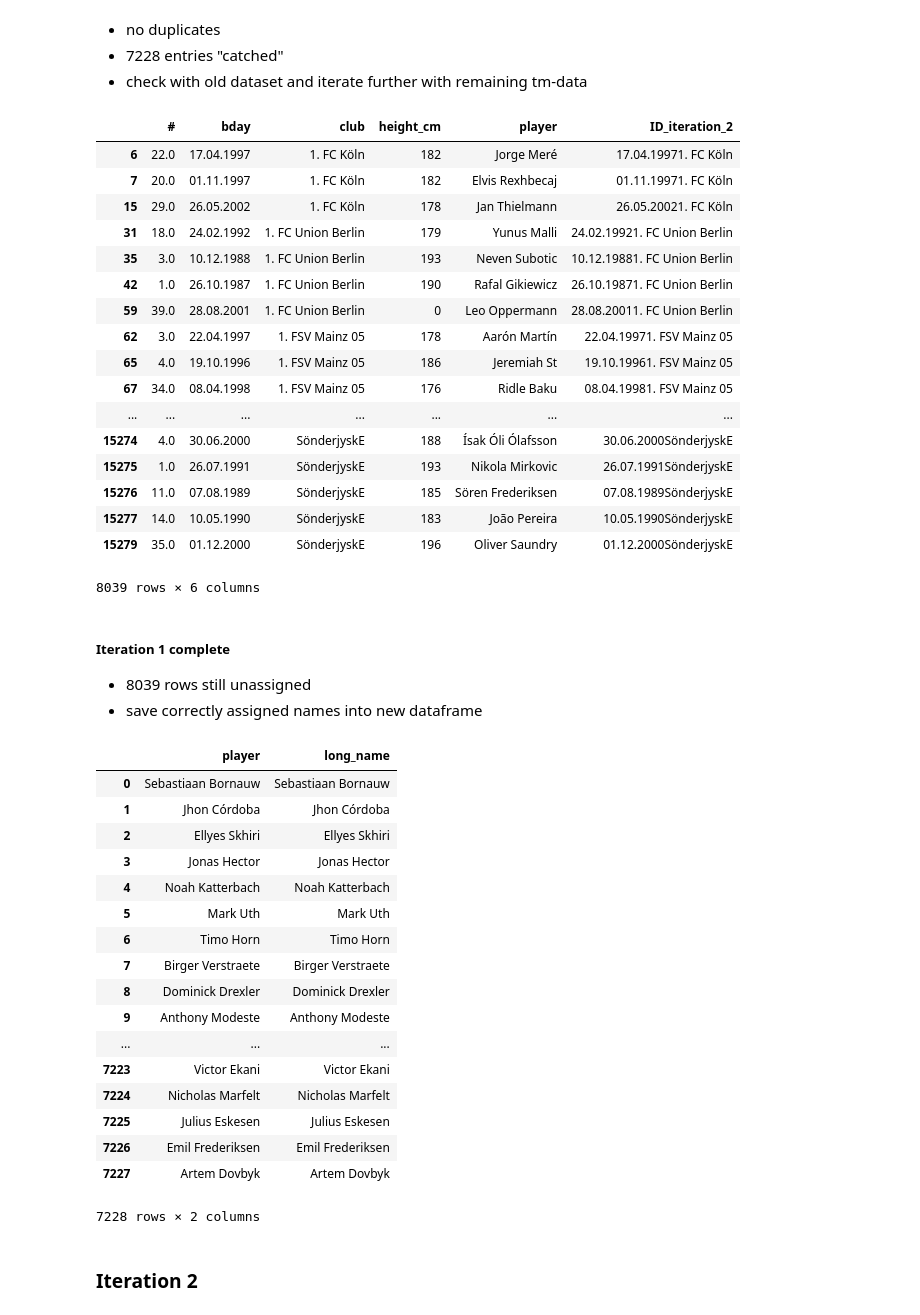
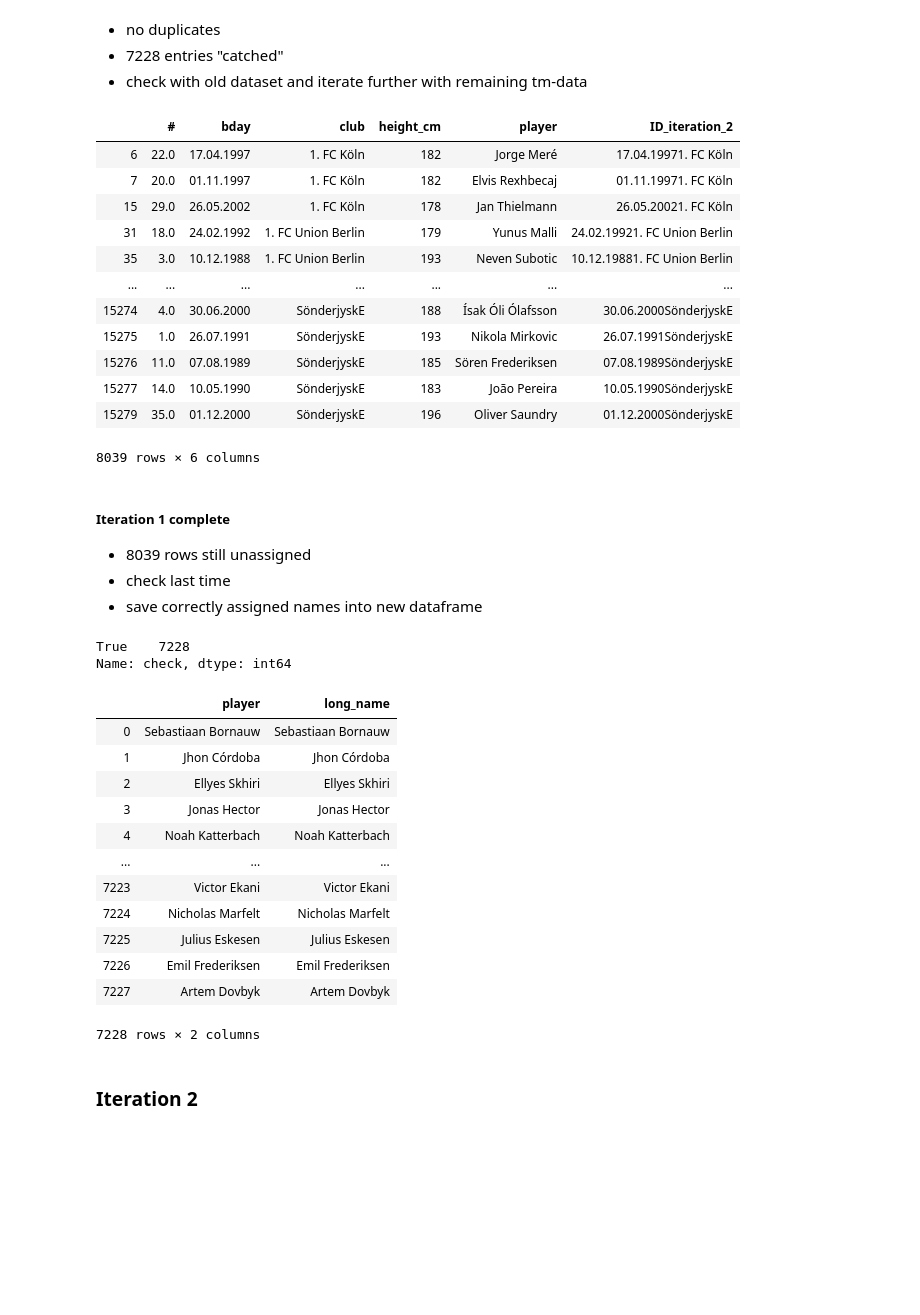
Before and after one commit to fabwerk90/FIFA-20---Market-value-prediction, a Jupyter notebook: 2. Data Mining.ipynb, the cells around one changed output. Saved outputs shown, nothing was run; the diff lists cells and outputs as text; code cells hidden in the pictures; blank space fills up the shorter version.

```diff
--- a/2. Data Mining.ipynb
+++ b/2. Data Mining.ipynb
@@ -1,6 +1,7 @@
 # %%
 import pandas as pd
 import numpy as np
+pd.set_option('display.max_rows', 10)
 # %%
 tm_raw = pd.read_csv("data/tm.csv")
 tm_raw.head(2)
@@ -64,7 +64,6 @@ tm_adj["ID_iteration_2"] = tm_adj["bday"] + tm_adj["club"]
 tm_adj["ID_iteration_3"] = tm_adj["bday"] + tm_adj["height_cm"]
 tm_adj["ID_iteration_4"] = tm_adj["bday"] + tm_adj["player"].str.split(" ", n=1).str[0]
 tm_adj["ID_iteration_5"] = tm_adj["bday"] + tm_adj["player"].str.split(" ", n=1).str[1]
-tm_adj["ID_iteration_6"] = tm_adj["bday"] + tm_adj["#"].astype("str")
 tm_adj
 # %% [output]
 |  | # | player | position | bday | club | league | divison | height_cm | national_team | ... |
@@ -93,7 +87,6 @@ fifa_adj["ID_iteration_2"] = fifa_adj["dob"] + fifa_adj["club"]
 fifa_adj["ID_iteration_3"] = fifa_adj["dob"] + fifa_adj["height_cm"].astype("str")
 fifa_adj["ID_iteration_4"] = fifa_adj["dob"] + fifa_adj["long_name"].str.split(" ", n=1).str[0]
 fifa_adj["ID_iteration_5"] = fifa_adj["dob"] + fifa_adj["short_name"].str.split(" ", n=1).str[1]
-fifa_adj["ID_iteration_6"] = fifa_adj["dob"] + fifa_adj["team_jersey_number"].astype("str")
 fifa_adj.head(2)
 # %% [output]
 |  | sofifa_id | player_url | short_name | long_name | age | dob | height_cm | weight_kg | nationality | ... |
@@ -207,11 +229,6 @@ tm_merge_iteration_1_compare
 | 15 | 29.0 | 26.05.2002 | 1. FC Köln | 178 | Jan Thielmann | 26.05.20021. FC Köln |
 | 31 | 18.0 | 24.02.1992 | 1. FC Union Berlin | 179 | Yunus Malli | 24.02.19921. FC Union Berlin |
 | 35 | 3.0 | 10.12.1988 | 1. FC Union Berlin | 193 | Neven Subotic | 10.12.19881. FC Union Berlin |
-| 42 | 1.0 | 26.10.1987 | 1. FC Union Berlin | 190 | Rafal Gikiewicz | 26.10.19871. FC Union Berlin |
-| 59 | 39.0 | 28.08.2001 | 1. FC Union Berlin | 0 | Leo Oppermann | 28.08.20011. FC Union Berlin |
-| 62 | 3.0 | 22.04.1997 | 1. FSV Mainz 05 | 178 | Aarón Martín | 22.04.19971. FSV Mainz 05 |
-| 65 | 4.0 | 19.10.1996 | 1. FSV Mainz 05 | 186 | Jeremiah St | 19.10.19961. FSV Mainz 05 |
-| 67 | 34.0 | 08.04.1998 | 1. FSV Mainz 05 | 176 | Ridle Baku | 08.04.19981. FSV Mainz 05 |
 | ... | ... | ... | ... | ... | ... | ... |
 | 15274 | 4.0 | 30.06.2000 | SönderjyskE | 188 | Ísak Óli Ólafsson | 30.06.2000SönderjyskE |
 | 15275 | 1.0 | 26.07.1991 | SönderjyskE | 193 | Nikola Mirkovic | 26.07.1991SönderjyskE |
@@ -222,23 +239,29 @@ tm_merge_iteration_1_compare
 # %% [markdown]
 ##### Iteration 1 complete
 - 8039 rows still unassigned
+- check last time
 - save correctly assigned names into new dataframe
+# %%
+#check if first string is in long_name
+iteration_1_final_check = merge_iteration_1.copy()
+iteration_1_final_check = iteration_1_final_check.drop (["#","bday","club_x","height_cm_x","ID_iteration_1","dob","height_cm_y","club_y","team_jersey_number"], axis=1)
+iteration_1_final_check["first"] = iteration_1_final_check["player"].str.split(" ").str[0]
+iteration_1_final_check["check"] = [x[0] in x[1] for x in zip(iteration_1_final_check['first'], iteration_1_final_check['long_name'])]
+iteration_1_final_check["check"].value_counts()
+# %% [output]
+True    7228
+Name: check, dtype: int64
 # %%
-iteration_1_final = merge_iteration_1.copy()
-iteration_1_final = iteration_1_final.drop (["#","bday","club_x","height_cm_x","ID_iteration_1","dob","height_cm_y","club_y","team_jersey_number"], axis=1)
+iteration_1_final = iteration_1_final_check.copy()
+iteration_1_final = iteration_1_final_check.drop (["first","check"], axis=1)
 iteration_1_final
 # %% [output]
 |  | player | long_name |
 | 0 | Sebastiaan Bornauw | Sebastiaan Bornauw |
 | 1 | Jhon Córdoba | Jhon Córdoba |
 | 2 | Ellyes Skhiri | Ellyes Skhiri |
 | 3 | Jonas Hector | Jonas Hector |
 | 4 | Noah Katterbach | Noah Katterbach |
-| 5 | Mark Uth | Mark Uth |
-| 6 | Timo Horn | Timo Horn |
-| 7 | Birger Verstraete | Birger Verstraete |
-| 8 | Dominick Drexler | Dominick Drexler |
-| 9 | Anthony Modeste | Anthony Modeste |
 | ... | ... | ... |
 | 7223 | Victor Ekani | Victor Ekani |
 | 7224 | Nicholas Marfelt | Nicholas Marfelt |
```
Also changed, not shown: parts of 60 cells of this notebook.
